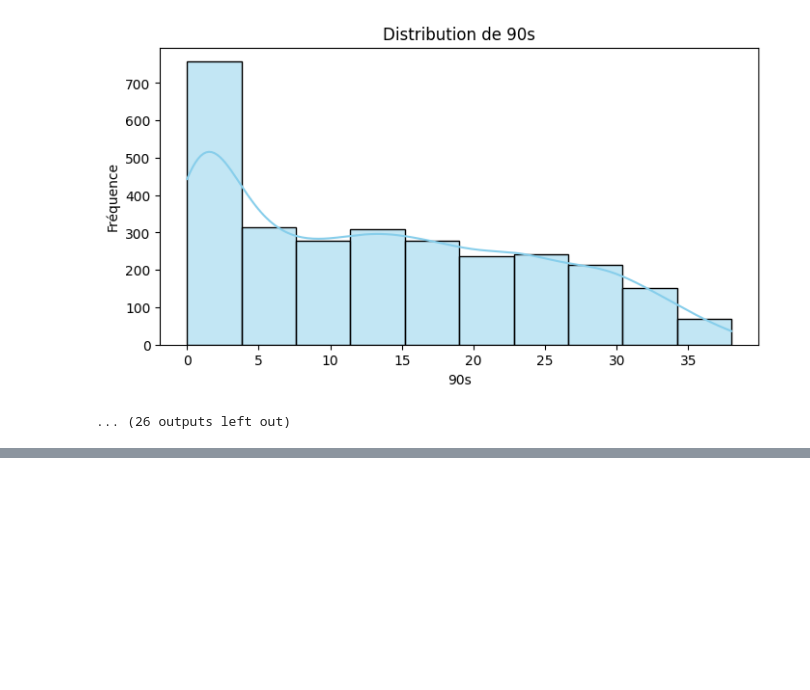
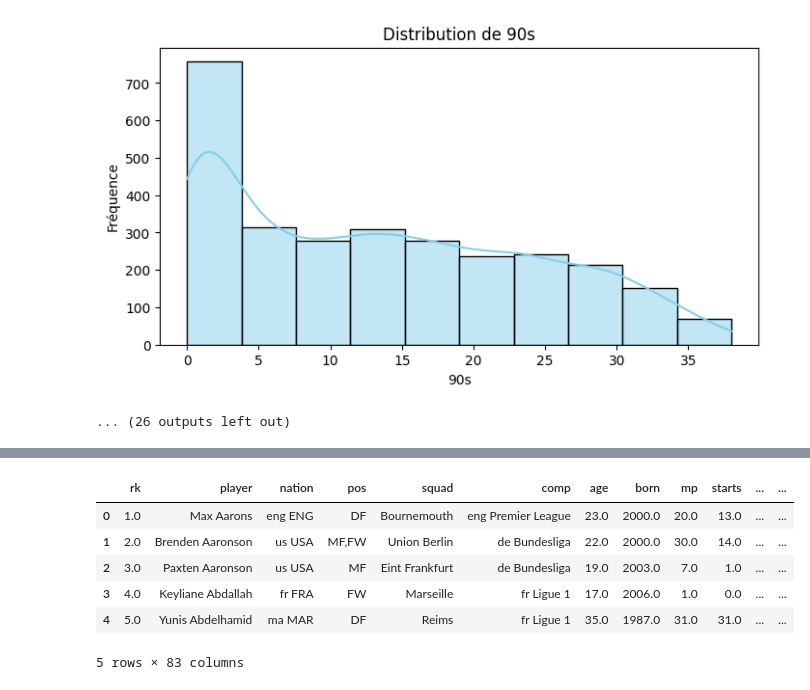
Before and after one commit to B3ANQ/SoccerStats, a Jupyter notebook: analyse.ipynb, the cells around one changed output, grey strips where cells are left out. Saved outputs shown, nothing was run; the diff lists cells and outputs as text; code cells hidden in the pictures; blank space fills up the shorter version.

```diff
--- a/analyse.ipynb
+++ b/analyse.ipynb
@@ -101,0 +153,11 @@ VALEURS MANQUANTES
+# %%
+df_total = pd.concat([df1, df2, df3, df4], axis=1)
+display(df_total.head())
+# %% [output]
+|  | rk | player | nation | pos | squad | comp | age | born | mp | starts | ... | ... |
+| 0 | 1.0 | Max Aarons | eng ENG | DF | Bournemouth | eng Premier League | 23.0 | 2000.0 | 20.0 | 13.0 | ... | ... |
+| 1 | 2.0 | Brenden Aaronson | us USA | MF,FW | Union Berlin | de Bundesliga | 22.0 | 2000.0 | 30.0 | 14.0 | ... | ... |
+| 2 | 3.0 | Paxten Aaronson | us USA | MF | Eint Frankfurt | de Bundesliga | 19.0 | 2003.0 | 7.0 | 1.0 | ... | ... |
+| 3 | 4.0 | Keyliane Abdallah | fr FRA | FW | Marseille | fr Ligue 1 | 17.0 | 2006.0 | 1.0 | 0.0 | ... | ... |
+| 4 | 5.0 | Yunis Abdelhamid | ma MAR | DF | Reims | fr Ligue 1 | 35.0 | 1987.0 | 31.0 | 31.0 | ... | ... |
+5 rows × 83 columns
```
Also changed, not shown: parts of 5 cells of this notebook.
